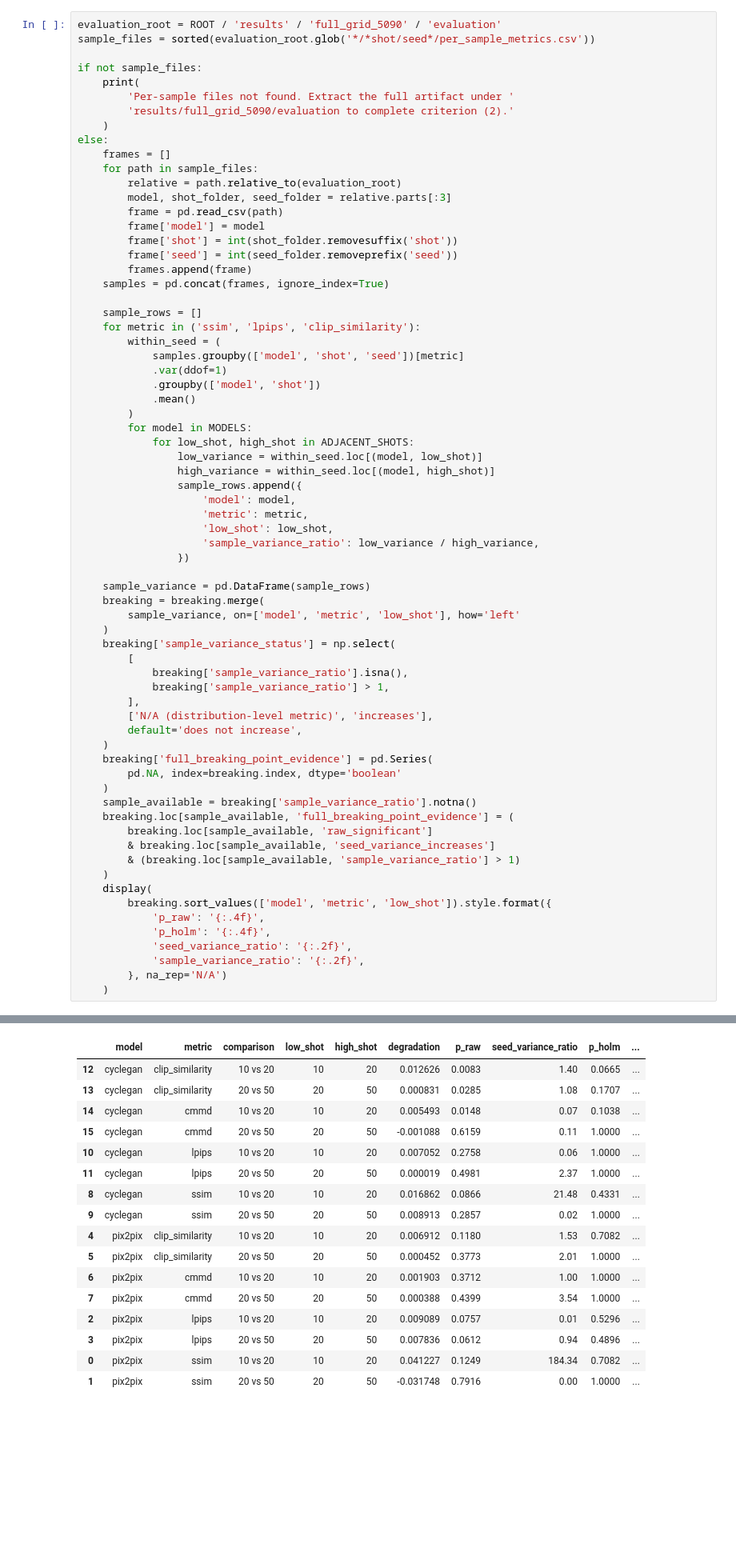
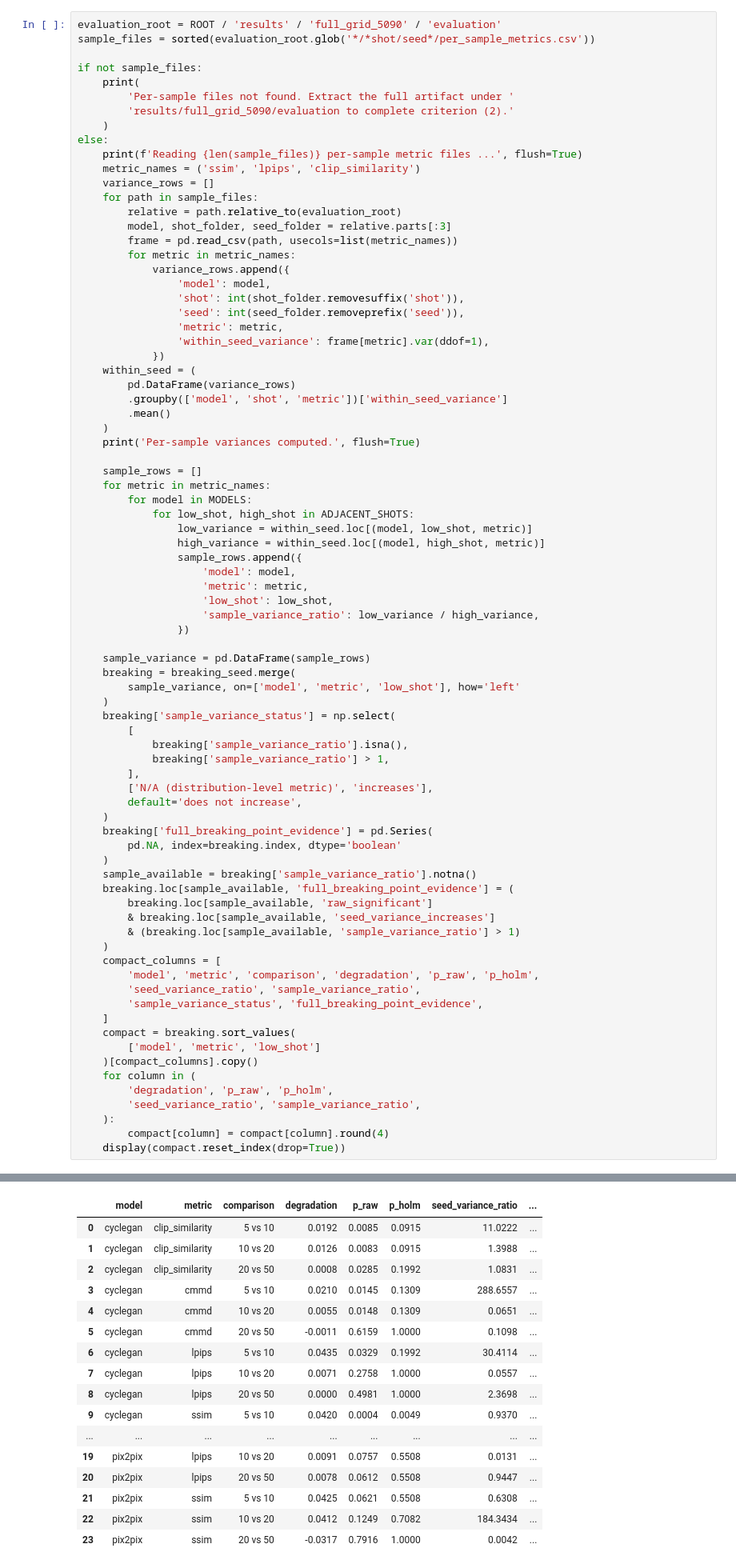
Before and after one commit to njzfjiang/ece-1508-project, a Jupyter notebook: docs/analysis.ipynb, the cells around one changed output, grey strips where cells are left out. Shown at 80% size. Cells and saved outputs as stored; diff of their text form; blank space fills up the shorter version.

Commit message:
Update analysis notebook to include 5-shot result

```diff
--- a/docs/analysis.ipynb
+++ b/docs/analysis.ipynb
@@ -223,29 +253,34 @@ if not sample_files:
         'results/full_grid_5090/evaluation to complete criterion (2).'
     )
 else:
-    frames = []
+    print(f'Reading {len(sample_files)} per-sample metric files ...', flush=True)
+    metric_names = ('ssim', 'lpips', 'clip_similarity')
+    variance_rows = []
     for path in sample_files:
         relative = path.relative_to(evaluation_root)
         model, shot_folder, seed_folder = relative.parts[:3]
-        frame = pd.read_csv(path)
-        frame['model'] = model
-        frame['shot'] = int(shot_folder.removesuffix('shot'))
-        frame['seed'] = int(seed_folder.removeprefix('seed'))
-        frames.append(frame)
-    samples = pd.concat(frames, ignore_index=True)
+        frame = pd.read_csv(path, usecols=list(metric_names))
+        for metric in metric_names:
+            variance_rows.append({
+                'model': model,
+                'shot': int(shot_folder.removesuffix('shot')),
+                'seed': int(seed_folder.removeprefix('seed')),
+                'metric': metric,
+                'within_seed_variance': frame[metric].var(ddof=1),
+            })
+    within_seed = (
+        pd.DataFrame(variance_rows)
+        .groupby(['model', 'shot', 'metric'])['within_seed_variance']
+        .mean()
+    )
+    print('Per-sample variances computed.', flush=True)
 
     sample_rows = []
-    for metric in ('ssim', 'lpips', 'clip_similarity'):
-        within_seed = (
-            samples.groupby(['model', 'shot', 'seed'])[metric]
-            .var(ddof=1)
-            .groupby(['model', 'shot'])
-            .mean()
-        )
+    for metric in metric_names:
         for model in MODELS:
             for low_shot, high_shot in ADJACENT_SHOTS:
-                low_variance = within_seed.loc[(model, low_shot)]
-                high_variance = within_seed.loc[(model, high_shot)]
+                low_variance = within_seed.loc[(model, low_shot, metric)]
+                high_variance = within_seed.loc[(model, high_shot, metric)]
                 sample_rows.append({
                     'model': model,
                     'metric': metric,
@@ -254,7 +289,7 @@ else:
                 })
 
     sample_variance = pd.DataFrame(sample_rows)
-    breaking = breaking.merge(
+    breaking = breaking_seed.merge(
         sample_variance, on=['model', 'metric', 'low_shot'], how='left'
     )
     breaking['sample_variance_status'] = np.select(
@@ -274,12 +309,18 @@ else:
         & breaking.loc[sample_available, 'seed_variance_increases']
         & (breaking.loc[sample_available, 'sample_variance_ratio'] > 1)
     )
-    display(
-        breaking.sort_values(['model', 'metric', 'low_shot']).style.format({
-            'p_raw': '{:.4f}',
-            'p_holm': '{:.4f}',
-            'seed_variance_ratio': '{:.2f}',
-            'sample_variance_ratio': '{:.2f}',
-        }, na_rep='N/A')
-    )
+    compact_columns = [
+        'model', 'metric', 'comparison', 'degradation', 'p_raw', 'p_holm',
+        'seed_variance_ratio', 'sample_variance_ratio',
+        'sample_variance_status', 'full_breaking_point_evidence',
+    ]
+    compact = breaking.sort_values(
+        ['model', 'metric', 'low_shot']
+    )[compact_columns].copy()
+    for column in (
+        'degradation', 'p_raw', 'p_holm',
+        'seed_variance_ratio', 'sample_variance_ratio',
+    ):
+        compact[column] = compact[column].round(4)
+    display(compact.reset_index(drop=True))
 # %% [output]
@@ -286,20 +329,20 @@ else:
-|  | model | metric | comparison | low_shot | high_shot | degradation | p_raw | seed_variance_ratio | p_holm | ... |
-| 12 | cyclegan | clip_similarity | 10 vs 20 | 10 | 20 | 0.012626 | 0.0083 | 1.40 | 0.0665 | ... |
-| 13 | cyclegan | clip_similarity | 20 vs 50 | 20 | 50 | 0.000831 | 0.0285 | 1.08 | 0.1707 | ... |
-| 14 | cyclegan | cmmd | 10 vs 20 | 10 | 20 | 0.005493 | 0.0148 | 0.07 | 0.1038 | ... |
-| 15 | cyclegan | cmmd | 20 vs 50 | 20 | 50 | -0.001088 | 0.6159 | 0.11 | 1.0000 | ... |
-| 10 | cyclegan | lpips | 10 vs 20 | 10 | 20 | 0.007052 | 0.2758 | 0.06 | 1.0000 | ... |
-| 11 | cyclegan | lpips | 20 vs 50 | 20 | 50 | 0.000019 | 0.4981 | 2.37 | 1.0000 | ... |
-| 8 | cyclegan | ssim | 10 vs 20 | 10 | 20 | 0.016862 | 0.0866 | 21.48 | 0.4331 | ... |
-| 9 | cyclegan | ssim | 20 vs 50 | 20 | 50 | 0.008913 | 0.2857 | 0.02 | 1.0000 | ... |
-| 4 | pix2pix | clip_similarity | 10 vs 20 | 10 | 20 | 0.006912 | 0.1180 | 1.53 | 0.7082 | ... |
-| 5 | pix2pix | clip_similarity | 20 vs 50 | 20 | 50 | 0.000452 | 0.3773 | 2.01 | 1.0000 | ... |
-| 6 | pix2pix | cmmd | 10 vs 20 | 10 | 20 | 0.001903 | 0.3712 | 1.00 | 1.0000 | ... |
-| 7 | pix2pix | cmmd | 20 vs 50 | 20 | 50 | 0.000388 | 0.4399 | 3.54 | 1.0000 | ... |
-| 2 | pix2pix | lpips | 10 vs 20 | 10 | 20 | 0.009089 | 0.0757 | 0.01 | 0.5296 | ... |
-| 3 | pix2pix | lpips | 20 vs 50 | 20 | 50 | 0.007836 | 0.0612 | 0.94 | 0.4896 | ... |
-| 0 | pix2pix | ssim | 10 vs 20 | 10 | 20 | 0.041227 | 0.1249 | 184.34 | 0.7082 | ... |
-| 1 | pix2pix | ssim | 20 vs 50 | 20 | 50 | -0.031748 | 0.7916 | 0.00 | 1.0000 | ... |
+|  | model | metric | comparison | degradation | p_raw | p_holm | seed_variance_ratio | ... |
+| 0 | cyclegan | clip_similarity | 5 vs 10 | 0.0192 | 0.0085 | 0.0915 | 11.0222 | ... |
+| 1 | cyclegan | clip_similarity | 10 vs 20 | 0.0126 | 0.0083 | 0.0915 | 1.3988 | ... |
+| 2 | cyclegan | clip_similarity | 20 vs 50 | 0.0008 | 0.0285 | 0.1992 | 1.0831 | ... |
+| 3 | cyclegan | cmmd | 5 vs 10 | 0.0210 | 0.0145 | 0.1309 | 288.6557 | ... |
+| 4 | cyclegan | cmmd | 10 vs 20 | 0.0055 | 0.0148 | 0.1309 | 0.0651 | ... |
+| 5 | cyclegan | cmmd | 20 vs 50 | -0.0011 | 0.6159 | 1.0000 | 0.1098 | ... |
+| 6 | cyclegan | lpips | 5 vs 10 | 0.0435 | 0.0329 | 0.1992 | 30.4114 | ... |
+| 7 | cyclegan | lpips | 10 vs 20 | 0.0071 | 0.2758 | 1.0000 | 0.0557 | ... |
+| 8 | cyclegan | lpips | 20 vs 50 | 0.0000 | 0.4981 | 1.0000 | 2.3698 | ... |
+| 9 | cyclegan | ssim | 5 vs 10 | 0.0420 | 0.0004 | 0.0049 | 0.9370 | ... |
+| ... | ... | ... | ... | ... | ... | ... | ... | ... |
+| 19 | pix2pix | lpips | 10 vs 20 | 0.0091 | 0.0757 | 0.5508 | 0.0131 | ... |
+| 20 | pix2pix | lpips | 20 vs 50 | 0.0078 | 0.0612 | 0.5508 | 0.9447 | ... |
+| 21 | pix2pix | ssim | 5 vs 10 | 0.0425 | 0.0621 | 0.5508 | 0.6308 | ... |
+| 22 | pix2pix | ssim | 10 vs 20 | 0.0412 | 0.1249 | 0.7082 | 184.3434 | ... |
+| 23 | pix2pix | ssim | 20 vs 50 | -0.0317 | 0.7916 | 1.0000 | 0.0042 | ... |
 # %% [markdown]
 ## Interpretation guidance
 
```
Also changed, not shown: parts of 6 cells of this notebook, 6 other files.
